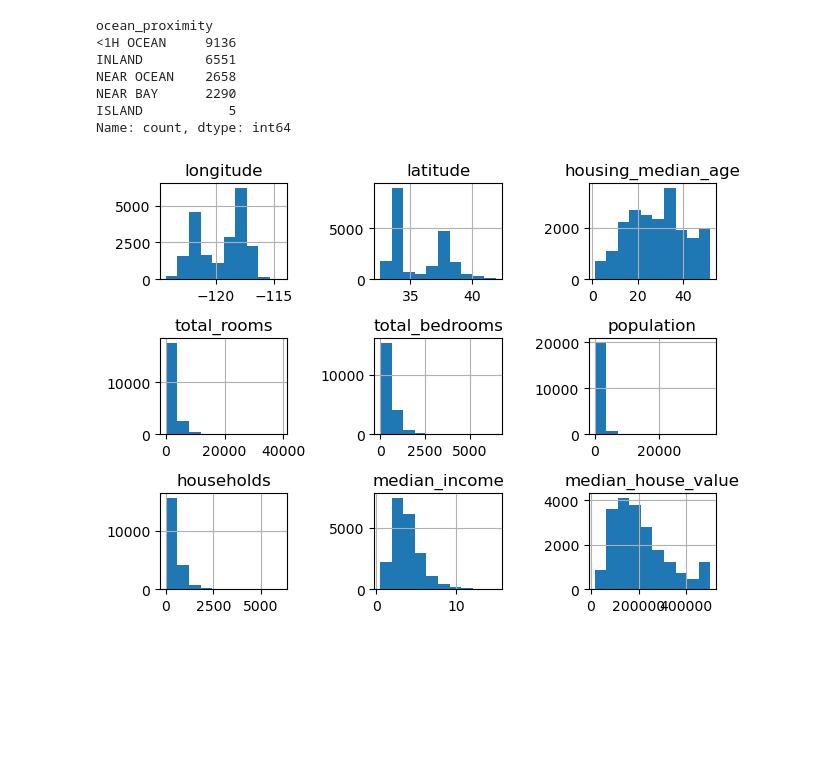
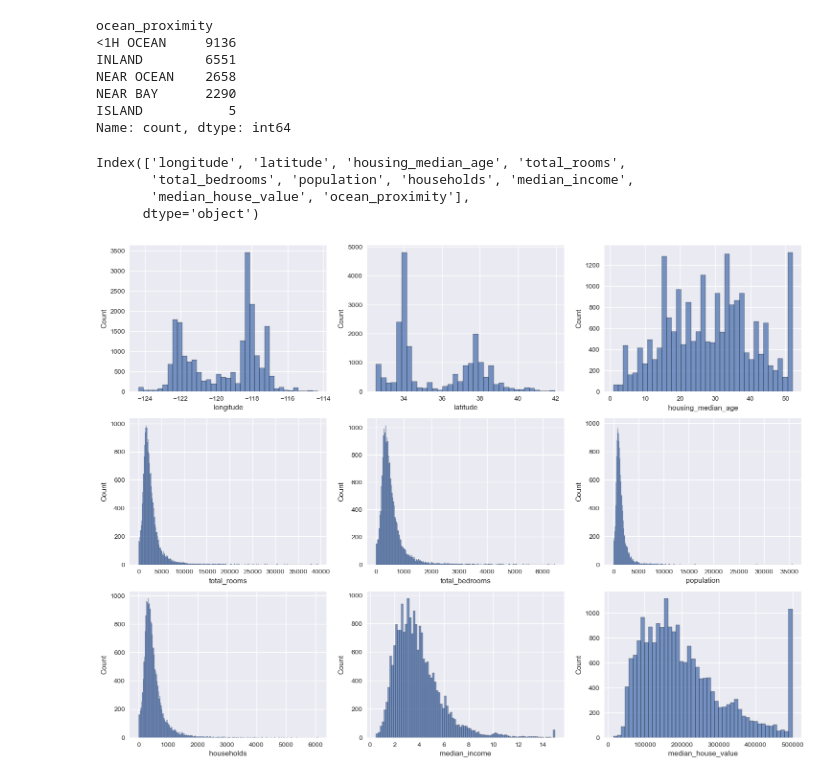
Before and after one commit to nayana-sisil/house_prediction, a Jupyter notebook: EndtoEnd.ipynb, the cells around one changed output. Cells and saved outputs as stored; diff of their text form; code cells hidden in the pictures; blank space fills up the shorter version.

```diff
--- a/EndtoEnd.ipynb
+++ b/EndtoEnd.ipynb
@@ -127,9 +128,29 @@ NEAR OCEAN    2658
 NEAR BAY      2290
 ISLAND           5
 Name: count, dtype: int64
+# %%
+housing.columns
+# %% [output]
+Index(['longitude', 'latitude', 'housing_median_age', 'total_rooms',
+       'total_bedrooms', 'population', 'households', 'median_income',
+       'median_house_value', 'ocean_proximity'],
+      dtype='object')
 # %%
-housing.hist()
+plt.style.use("seaborn-v0_8")
+
+labels = ['longitude', 'latitude', 'housing_median_age', 'total_rooms',
+       'total_bedrooms', 'population', 'households', 'median_income',
+       'median_house_value']
+
+fig,axes =  plt.subplots(3,3,figsize=(15,11))
+axes = axes.flatten()
+
+i = 0
+
+for label in labels:
+    sns.histplot(data=housing[label], ax=axes[i])
+    i = i + 1
+
 plt.tight_layout()
-plt.show()
 # %% [output]
-[figure, old version]
+[figure, new version]
```
Also changed, not shown: parts of 8 cells of this notebook.
